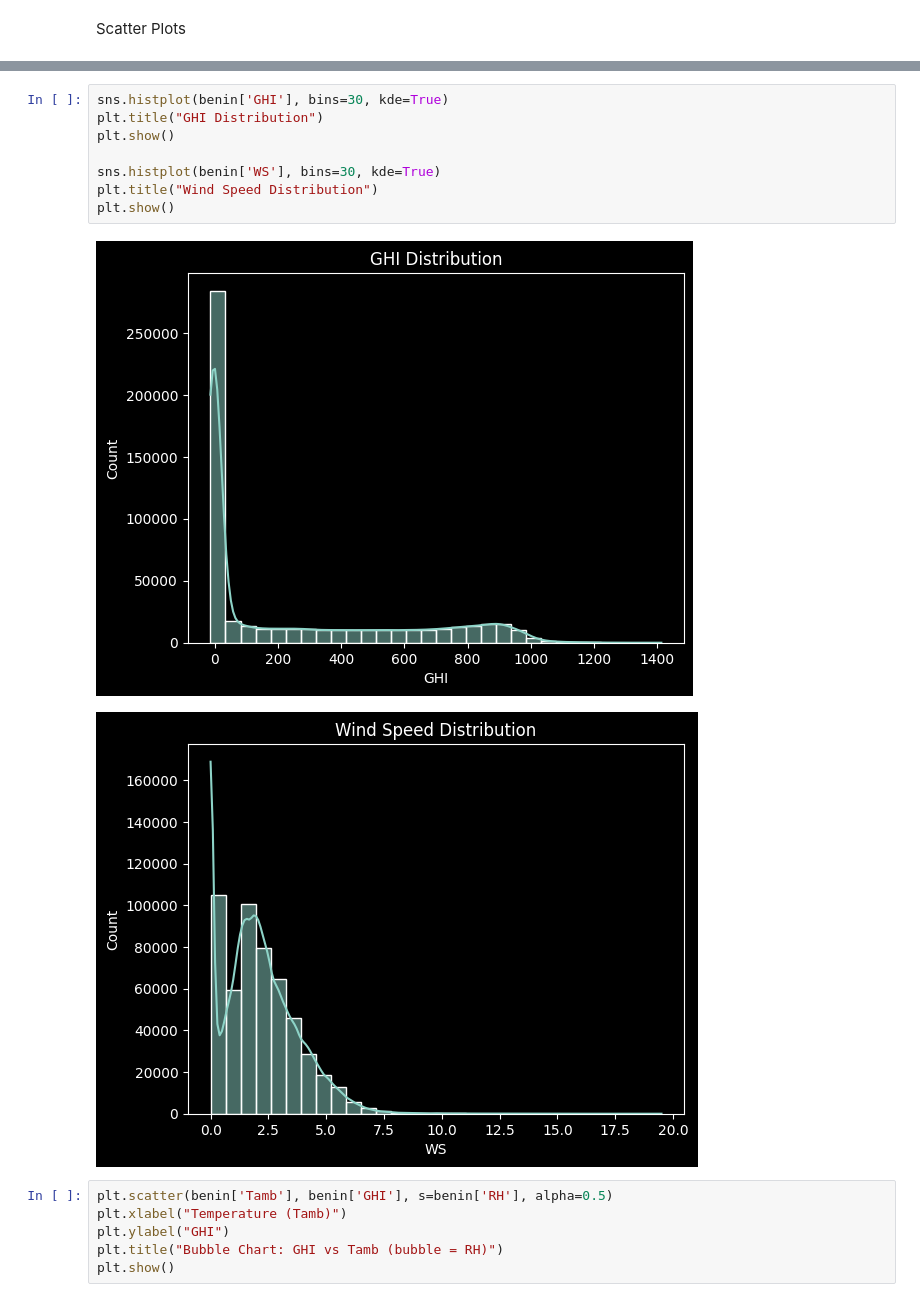
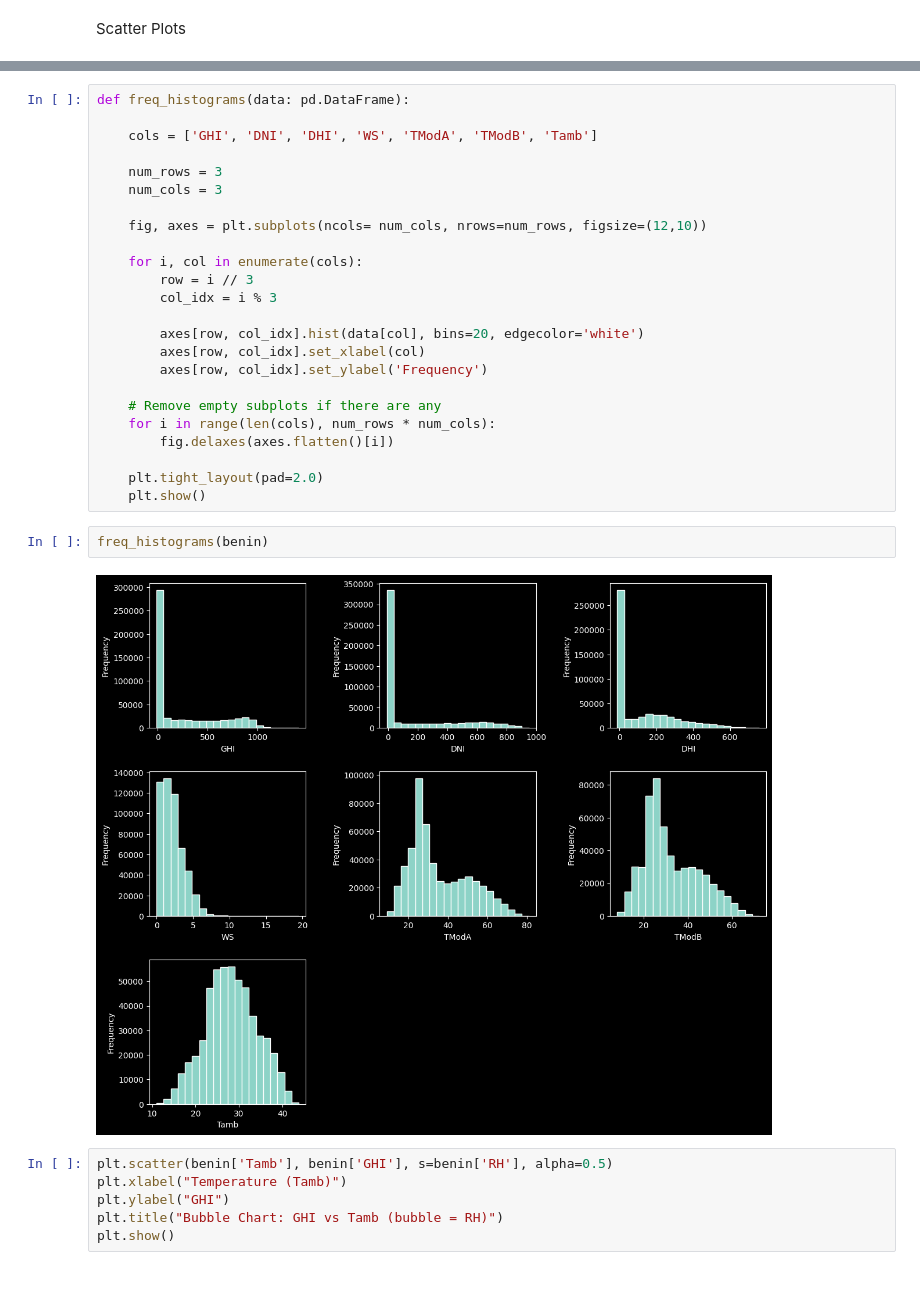
Before and after one commit to zemawi/Solar_Radiation-week0, a Jupyter notebook: notebooks/benin_eda.ipynb, the cells around one changed output, grey strips where cells are left out. Cells and saved outputs as stored; diff of their text form.

```diff
--- a/notebooks/benin_eda.ipynb
+++ b/notebooks/benin_eda.ipynb
@@ -275,14 +290,31 @@ plt.show()
 # %%
-sns.histplot(benin['GHI'], bins=30, kde=True)
-plt.title("GHI Distribution")
-plt.show()
+def freq_histograms(data: pd.DataFrame):
 
-sns.histplot(benin['WS'], bins=30, kde=True)
-plt.title("Wind Speed Distribution")
-plt.show()
+    cols = ['GHI', 'DNI', 'DHI', 'WS', 'TModA', 'TModB', 'Tamb']
+
+    num_rows = 3
+    num_cols = 3
+
+    fig, axes = plt.subplots(ncols= num_cols, nrows=num_rows, figsize=(12,10))
+
+    for i, col in enumerate(cols):
+        row = i // 3
+        col_idx = i % 3
+
+        axes[row, col_idx].hist(data[col], bins=20, edgecolor='white')
+        axes[row, col_idx].set_xlabel(col)
+        axes[row, col_idx].set_ylabel('Frequency')
+
+    # Remove empty subplots if there are any
+    for i in range(len(cols), num_rows * num_cols):
+        fig.delaxes(axes.flatten()[i])
+
+    plt.tight_layout(pad=2.0)
+    plt.show()
-# %% [output]
-[figure, removed]
-[figure, removed]
+# %%
+freq_histograms(benin)
+# %% [output]
+[figure, added]
 # %%
 plt.scatter(benin['Tamb'], benin['GHI'], s=benin['RH'], alpha=0.5)
 plt.xlabel("Temperature (Tamb)")
```
Also changed, not shown: parts of 9 cells of this notebook.
